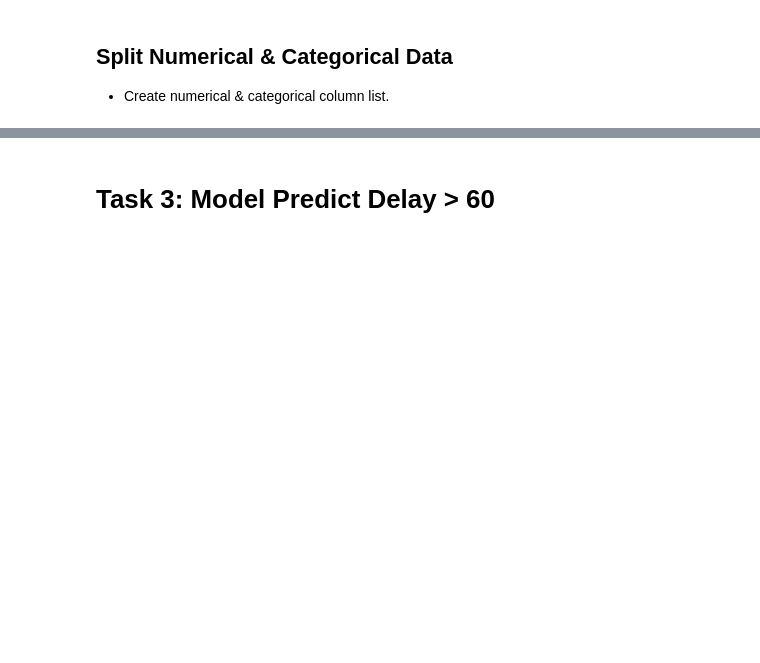
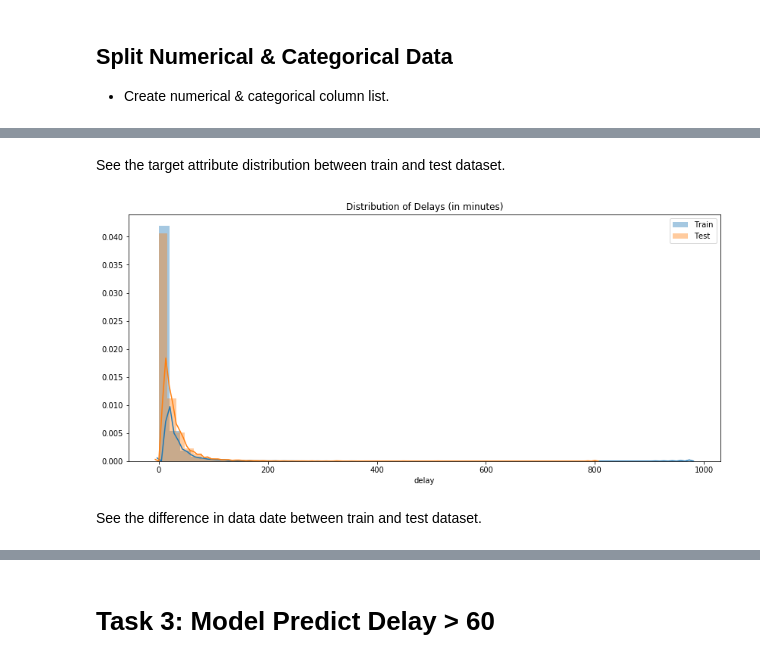
Before and after one commit to gunawanlg/iykra, a Jupyter notebook: Practice Case 04 - Foundation of Machine Learning.ipynb, the cells around one changed output, grey strips where cells are left out. Cells and saved outputs as stored; diff of their text form; code cells hidden in the pictures; blank space fills up the shorter version.

Commit message:
data cleansing & preprocessing

```diff
--- a/Practice Case 04 - Foundation of Machine Learning.ipynb
+++ b/Practice Case 04 - Foundation of Machine Learning.ipynb
@@ -182,0 +307,13 @@ From 15 most common reasons listed there, it is worth a notice that a flight del
+# %% [markdown]
+See the target attribute distribution between train and test dataset.
+# %%
+fig, ax = plt.subplots(figsize=(14, 6))
+sns.distplot(data_train[col_target], ax=ax)
+sns.distplot(data_test[col_target], ax=ax)
+ax.legend(['Train', 'Test'])
+ax.set_title('Distribution of Delays (in minutes)')
+plt.show()
+# %% [output]
+[figure, added]
+# %% [markdown]
+See the difference in data date between train and test dataset.
```
Also changed, not shown: parts of 43 cells of this notebook, 1 other file.
